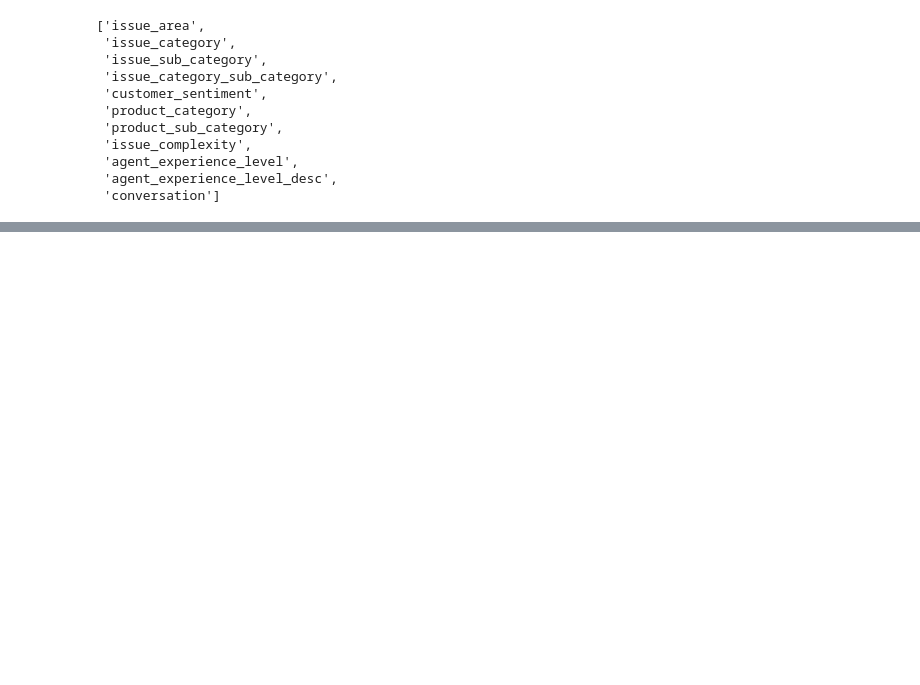
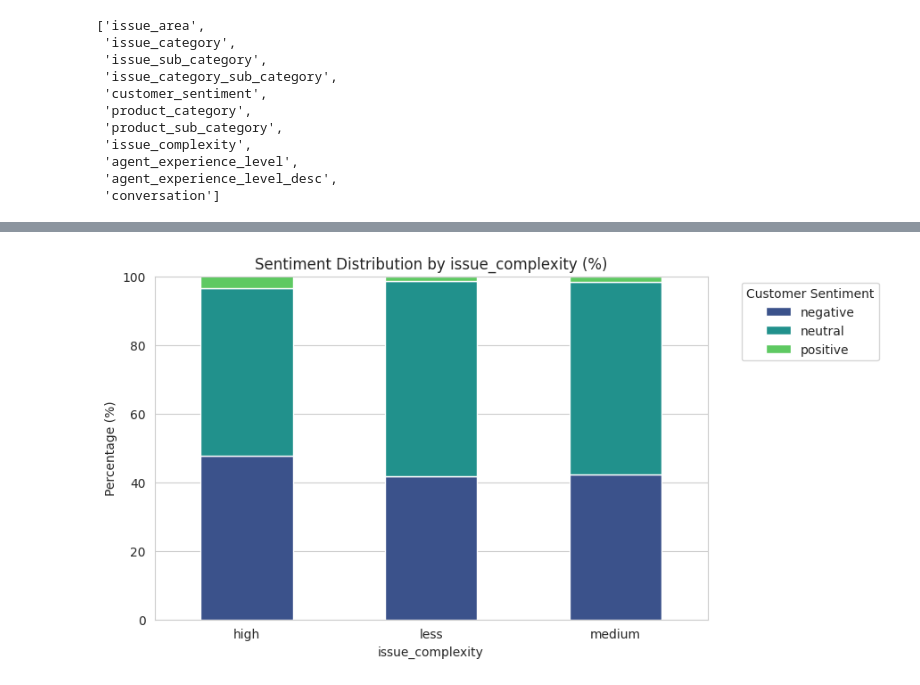
Before and after one commit to sulucay01/DI725-assignment1, a Jupyter notebook: notebooks/01_eda.ipynb, the cells around one changed output, grey strips where cells are left out. Saved outputs shown, nothing was run; the diff lists cells and outputs as text; code cells hidden in the pictures; blank space fills up the shorter version.

```diff
--- a/notebooks/01_eda.ipynb
+++ b/notebooks/01_eda.ipynb
@@ -861,0 +386,34 @@ Passing `palette` without assigning `hue` is deprecated and will be removed in v
+# %%
+# Helper function for stacked percentage plots
+def plot_stacked_sentiment(df, feature, target="customer_sentiment", figsize=(8, 5), rotation=0):
+    sentiment_table = pd.crosstab(
+        df[feature],
+        df[target],
+        normalize="index"
+    ) * 100
+
+    sentiment_table = sentiment_table.reindex(
+        columns=["negative", "neutral", "positive"],
+        fill_value=0
+    ).round(1)
+
+    palette = sns.color_palette("viridis", sentiment_table.shape[1])
+
+    sentiment_table.plot(
+        kind="bar",
+        stacked=True,
+        figsize=figsize,
+        color=palette
+    )
+
+    plt.title(f"Sentiment Distribution by {feature} (%)")
+    plt.xlabel(feature)
+    plt.ylabel("Percentage (%)")
+    plt.xticks(rotation=rotation)
+    plt.legend(title="Customer Sentiment", bbox_to_anchor=(1.05, 1), loc="upper left")
+    plt.ylim(0, 100)
+    plt.show()
+# %%
+plot_stacked_sentiment(train, "issue_complexity", figsize=(8, 5), rotation=0)
+# %% [output]
+[figure, added]
```
Also changed, not shown: parts of 85 cells of this notebook.
